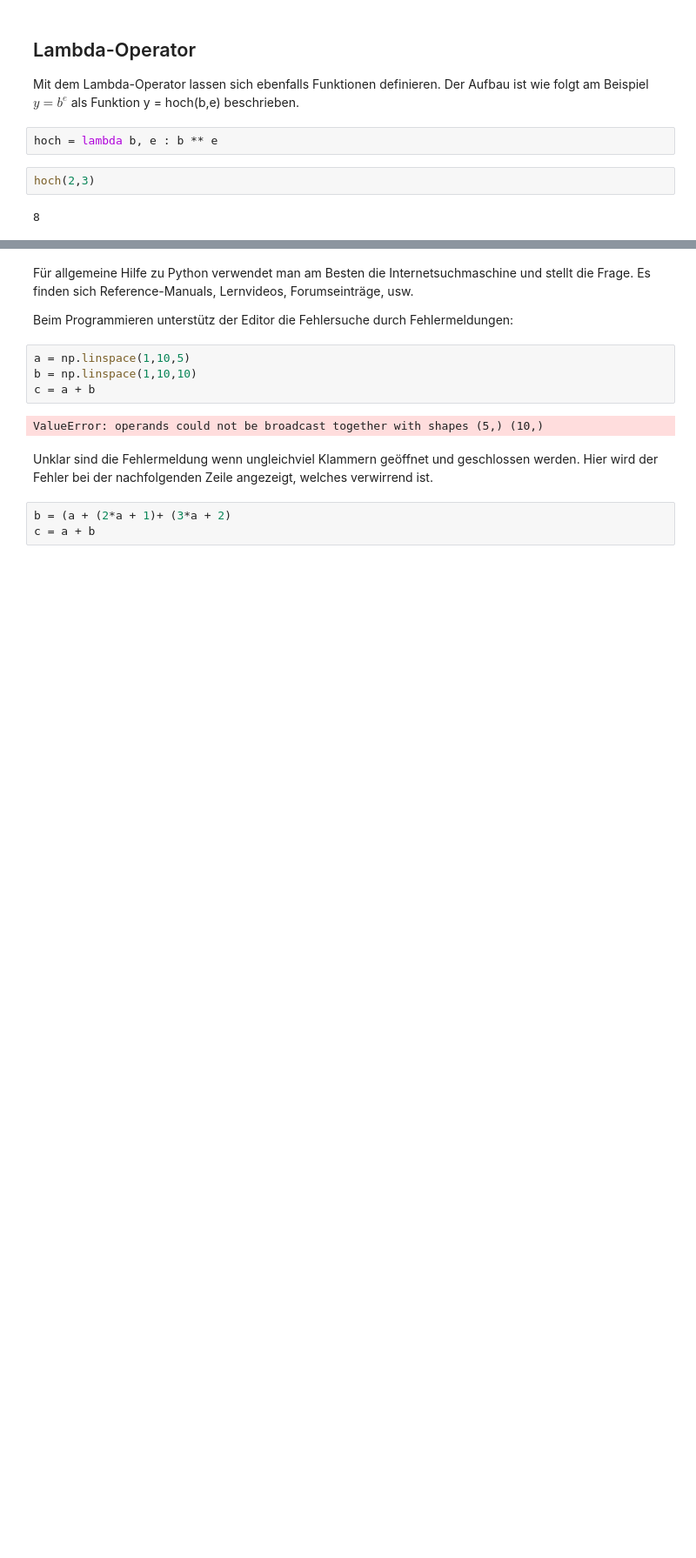
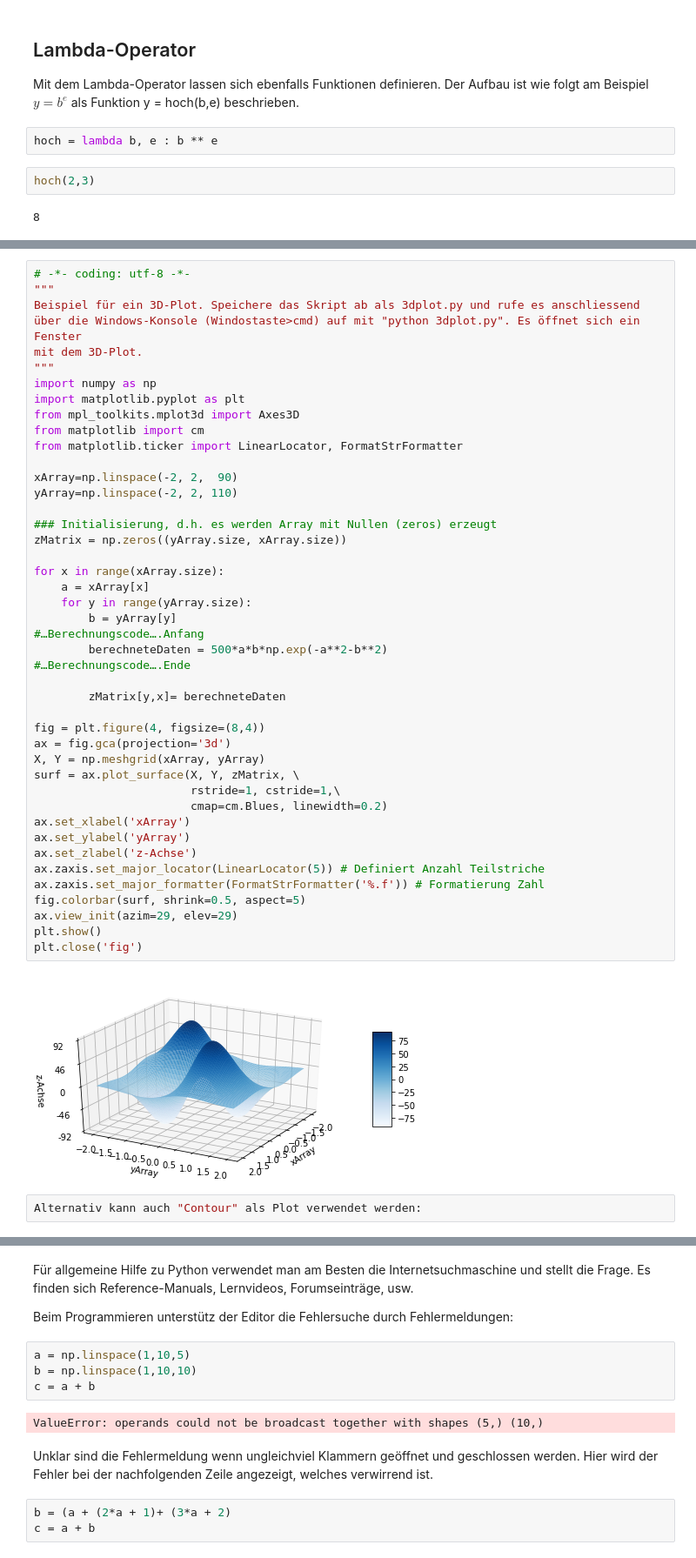
Before and after one commit to markstaler/pv4ing, a Jupyter notebook: IntroPython.ipynb, the cells around one changed output, grey strips where cells are left out. Shown at 87% size. Cells and saved outputs as stored; diff of their text form; blank space fills up the shorter version.

```diff
--- a/IntroPython.ipynb
+++ b/IntroPython.ipynb
@@ -248,2 +263,50 @@ Zuerst kommt der Funktionsname "hoch", ist gleich lambda, dann folgen die Argume
+# %%
+# -*- coding: utf-8 -*-
+"""
+Beispiel für ein 3D-Plot. Speichere das Skript ab als 3dplot.py und rufe es anschliessend
+über die Windows-Konsole (Windostaste>cmd) auf mit "python 3dplot.py". Es öffnet sich ein Fenster
+mit dem 3D-Plot.
+"""
+import numpy as np
+import matplotlib.pyplot as plt
+from mpl_toolkits.mplot3d import Axes3D
+from matplotlib import cm
+from matplotlib.ticker import LinearLocator, FormatStrFormatter
+
+xArray=np.linspace(-2, 2,  90)
+yArray=np.linspace(-2, 2, 110)
+
+### Initialisierung, d.h. es werden Array mit Nullen (zeros) erzeugt
+zMatrix = np.zeros((yArray.size, xArray.size))
+
+for x in range(xArray.size):
+    a = xArray[x]
+    for y in range(yArray.size):
+        b = yArray[y]
+#…Berechnungscode….Anfang
+        berechneteDaten = 500*a*b*np.exp(-a**2-b**2)
+#…Berechnungscode….Ende
+
+        zMatrix[y,x]= berechneteDaten
+
+fig = plt.figure(4, figsize=(8,4))
+ax = fig.gca(projection='3d')
+X, Y = np.meshgrid(xArray, yArray)
+surf = ax.plot_surface(X, Y, zMatrix, \
+                       rstride=1, cstride=1,\
+                       cmap=cm.Blues, linewidth=0.2)
+ax.set_xlabel('xArray')
+ax.set_ylabel('yArray')
+ax.set_zlabel('z-Achse')
+ax.zaxis.set_major_locator(LinearLocator(5)) # Definiert Anzahl Teilstriche
+ax.zaxis.set_major_formatter(FormatStrFormatter('%.f')) # Formatierung Zahl
+fig.colorbar(surf, shrink=0.5, aspect=5)
+ax.view_init(azim=29, elev=29)
+plt.show()
+plt.close('fig')
+# %% [output]
+[figure, added]
+# %%
+Alternativ kann auch "Contour" als Plot verwendet werden:
 # %% [markdown]
 # Hilfe
```
Also changed, not shown: parts of 20 cells of this notebook.
